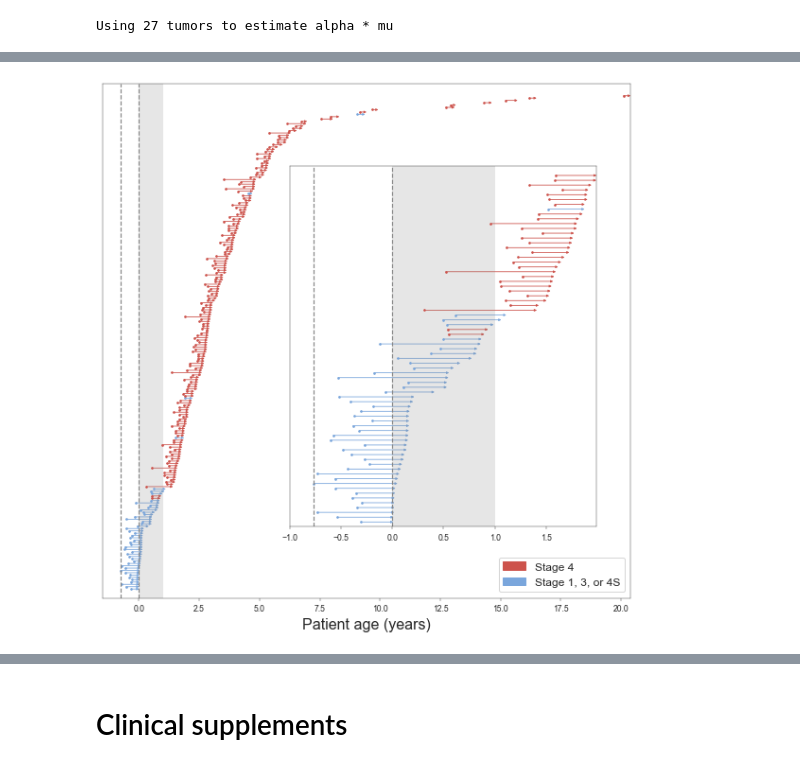
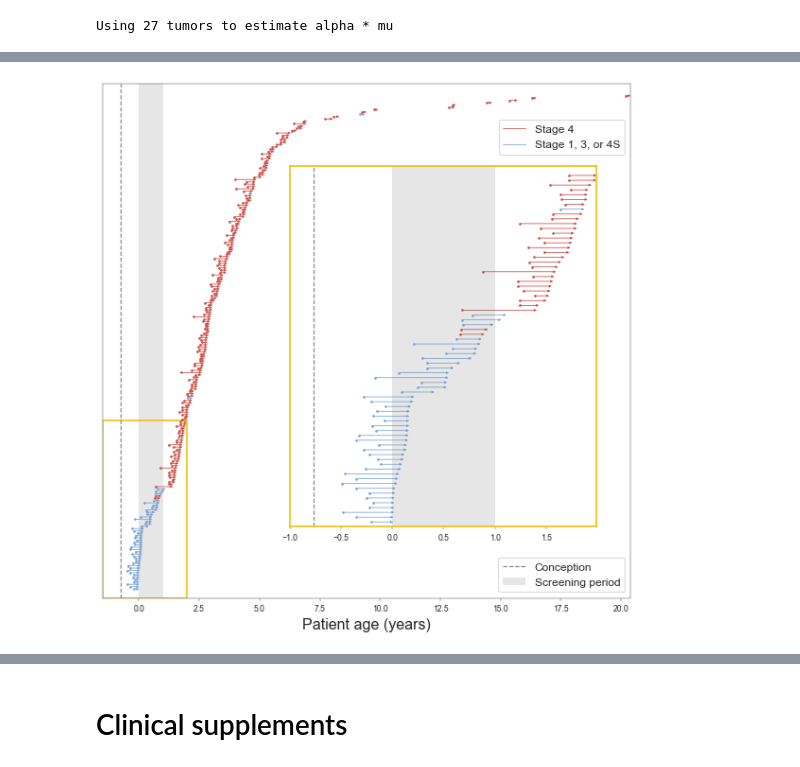
Before and after one commit to danmonyak/EpiClockNBL, a Jupyter notebook: Analysis/Analysis.ipynb, the cells around one changed output, grey strips where cells are left out. Cells and saved outputs as stored; diff of their text form; code cells hidden in the pictures.

```diff
--- a/Analysis/Analysis.ipynb
+++ b/Analysis/Analysis.ipynb
@@ -57,8 +60,11 @@ assert not clinical['TARGET']['Age'].astype(float).isna().any()
 clinical['TARGET']['Age >= 1.5'] = (clinical['TARGET']['Age'] >= 1.5).map(lambda x:'Age >= 1.5 years' if x else 'Age < 1.5 years')
 # clinical['TARGET']['Age >= 1.5'] = clinical['TARGET']['Age'].map(ageStratify)
 
+# Reformat string
+clinical['TARGET']['cog_neuroblastoma_risk_group'] = clinical['TARGET']['cog_neuroblastoma_risk_group'].map(lambda x:x.capitalize())
+
 # Add GMM phi
-clinical['TARGET'] = clinical['TARGET'].merge(GMM_results_TARGET['phi_mean'].rename('phi'), left_on='sampleID', right_index=True)
+clinical['TARGET'] = clinical['TARGET'].merge(GMM_results_TARGET['phi.mean'].rename('phi'), left_on='sampleID', right_index=True)
 
 clinical['TARGET'].to_csv(os.path.join(proj_dir, 'clinical.annotated.tsv'), sep='\t')
 # %%
@@ -67,10 +73,12 @@ clinical['Henrich'] = pd.read_table(
     os.path.join(pc_consts['official_indir'], 'Henrich', 'sample_annotations_clean.txt'), index_col='Sample_geo_accession'
 )
 
+# Reformat strings
 clinical['Henrich']['inss stage'] = 'Stage ' + clinical['Henrich']['inss stage'].astype(str)
 clinical['Henrich']['inss stage'] = clinical['Henrich']['inss stage'].map(lambda x:'Stage 2' if x in['Stage 2.1', 'Stage 2.2'] else x)
 clinical['Henrich']['age at diagnosis'] = clinical['Henrich']['age at diagnosis'].map({'>=1.5 years':'Age >= 1.5 years', '<1.5 years':'Age < 1.5 years'})
+clinical['Henrich']['current risk category'] = clinical['Henrich']['current risk category'].map(lambda x:x.replace('-', ' ').capitalize())
 
 # Add GMM phi
-clinical['Henrich'] = clinical['Henrich'].merge(GMM_results_Henrich['phi_mean'].rename('phi'), left_index=True, right_index=True)
+clinical['Henrich'] = clinical['Henrich'].merge(GMM_results_Henrich['phi.mean'].rename('phi'), left_index=True, right_index=True)
 # %%
@@ -135,13 +159,13 @@ for i, tum_id in enumerate(sample_list):
     ax.tick_params(axis='both', labelsize=pc_consts['ticksfontsize'] * sf, width=sf, length=8 * sf)
 
     # Weight of each of three distributions
-    weight_list = GMM_results_TARGET.loc[samp, ['psi_1_mean', 'psi_2_mean', 'psi_3_mean']]
+    weight_list = GMM_results_TARGET.loc[samp, ['psi[1].mean', 'psi[2].mean', 'psi[3].mean']]
 
     # Holds the max y-axis limit max
     y_max = float('-Inf')
 
-    X_mean = GMM_results_TARGET.loc[samp, 'X_mean']
-    N_mean = GMM_results_TARGET.loc[samp, 'N_mean']
+    X_mean = GMM_results_TARGET.loc[samp, 'X.mean']
+    N_mean = GMM_results_TARGET.loc[samp, 'N.mean']
     mu_list = [X_mean, 0.5, 1 - X_mean]
     sd_list = [sqrt(mu * (1 - mu) / N_mean) for mu in mu_list]
 
@@ -459,2 +375,0 @@ Name: Age, Length: 151, dtype: float64
-# %%
-clinical['TARGET']['Clock estimate'] = -np.log(1 - 2*clinical['TARGET']['c_beta']) / 2
@@ -599,19 +511,30 @@ def swimmersPlot(fig, ax, tumors_chosen, legend=True, xlabel=True, xlim_left=-1.
 # %%
 all_patients = clinical['TARGET'].index[clinical['TARGET']['in_analysis_dataset']]
 
 fig, ax = plt.subplots(figsize=np.array((25, 25)) * sf)
-swimmersPlot(fig, ax, all_patients)
+xlim_left = -1.5
+y_extra = 4
+swimmersPlot(fig, ax, all_patients, xlim_left=xlim_left, y_extra=y_extra)
 
 # figsize_young = np.array([
 #     25 * (clinical['TARGET'].loc[patients_younger_2_5_years, 'Age'].max() - (-1.5)) / (clinical['TARGET'].loc[all_patients, 'Age'].max() - (-1.5)),
 #     25 * (patients_younger_2_5_years.shape[0] - (-4)) / (all_patients.shape[0] - (-4))
 # ])
 
 # Overlay blown-up plot
+years_thresh = 2.0
 ax2 = fig.add_axes([0.4, 0.23, 0.45, 0.53])
-patients_younger_2_years = clinical['TARGET'].index[clinical['TARGET']['in_analysis_dataset'] & (clinical['TARGET']['Age'] <= 2.0)]
+patients_younger_2_years = clinical['TARGET'].index[clinical['TARGET']['in_analysis_dataset'] & (clinical['TARGET']['Age'] <= years_thresh)]
 swimmersPlot(fig, ax2, patients_younger_2_years, legend=False, xlabel=False, xlim_left=-1, y_extra=1)
+for spine in ax2.spines.values():
+    spine.set_edgecolor(pc_consts['palette_jco'][1])
+    spine.set_linewidth(4 * sf)
 
-fig.savefig(os.path.join(figure_outdir, 'swimmer_plot_MINIMUM_TUNED.pdf'), format='pdf', pad_inches=0.1)
+ax.add_patch(
+    mpatches.Rectangle((years_thresh, -y_extra), width=-years_thresh + xlim_left, height=y_extra + patients_younger_2_years.shape[0] - 0.5,
+                         linewidth=4 * sf, edgecolor=pc_consts['palette_jco'][1], facecolor='none')
+)
+
+fig.savefig(os.path.join(figure_outdir, 'swimmer_plot.pdf'), format='pdf', pad_inches=0.1)
 # %% [output]
-[figure, old version]
+[figure, new version]
```
Also changed, not shown: parts of 44 cells of this notebook.
